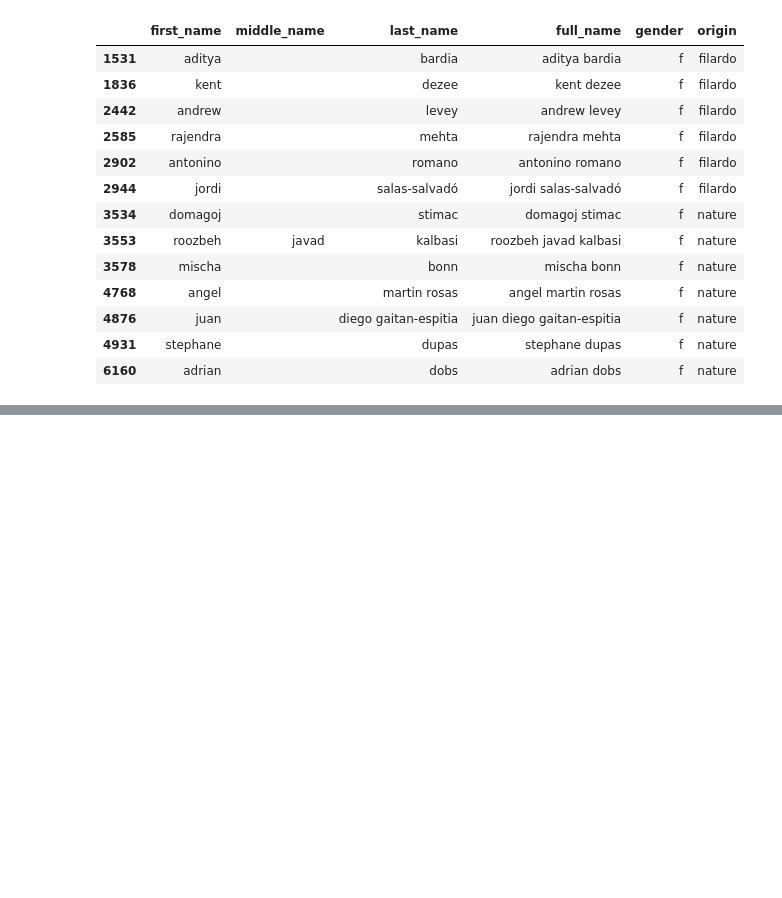
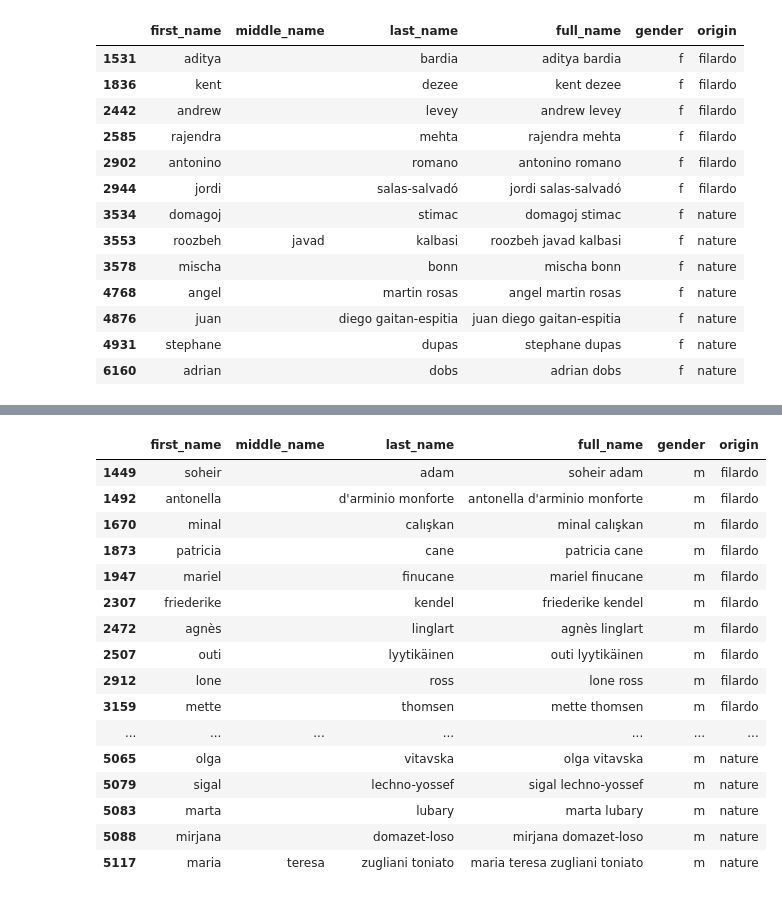
Before and after one commit to GenderGapSTEM-PublicationAnalysis/name_gender_inference, a Jupyter notebook: Check_wrong_gender_assignments_in_test_data_all.csv.ipynb, the cells around one changed output, grey strips where cells are left out. Cells and saved outputs as stored; diff of their text form; code cells hidden in the pictures; blank space fills up the shorter version.

```diff
--- a/Check_wrong_gender_assignments_in_test_data_all.csv.ipynb
+++ b/Check_wrong_gender_assignments_in_test_data_all.csv.ipynb
@@ -369,3 +369,6 @@ df[df.full_name.isin(change_to_m)]
 | 4876 | juan |  | diego gaitan-espitia | juan diego gaitan-espitia | f | nature |
 | 4931 | stephane |  | dupas | stephane dupas | f | nature |
 | 6160 | adrian |  | dobs | adrian dobs | f | nature |
+# %%
+for ind in df[df.full_name.isin(change_to_m)].index:
+    df.loc[ind, 'gender'] = 'm'
@@ -371,0 +392,20 @@ df[df.full_name.isin(change_to_m)]
+# %%
+df[df.full_name.isin(change_to_f)]
+# %% [output]
+|  | first_name | middle_name | last_name | full_name | gender | origin |
+| 1449 | soheir |  | adam | soheir adam | m | filardo |
+| 1492 | antonella |  | d'arminio monforte | antonella d'arminio monforte | m | filardo |
+| 1670 | minal |  | calışkan | minal calışkan | m | filardo |
+| 1873 | patricia |  | cane | patricia cane | m | filardo |
+| 1947 | mariel |  | finucane | mariel finucane | m | filardo |
+| 2307 | friederike |  | kendel | friederike kendel | m | filardo |
+| 2472 | agnès |  | linglart | agnès linglart | m | filardo |
+| 2507 | outi |  | lyytikäinen | outi lyytikäinen | m | filardo |
+| 2912 | lone |  | ross | lone ross | m | filardo |
+| 3159 | mette |  | thomsen | mette thomsen | m | filardo |
+| ... | ... | ... | ... | ... | ... | ... |
+| 5065 | olga |  | vitavska | olga vitavska | m | nature |
+| 5079 | sigal |  | lechno-yossef | sigal lechno-yossef | m | nature |
+| 5083 | marta |  | lubary | marta lubary | m | nature |
+| 5088 | mirjana |  | domazet-loso | mirjana domazet-loso | m | nature |
+| 5117 | maria | teresa | zugliani toniato | maria teresa zugliani toniato | m | nature |
```
Also changed, not shown: parts of 8 cells of this notebook, 1 other file.
